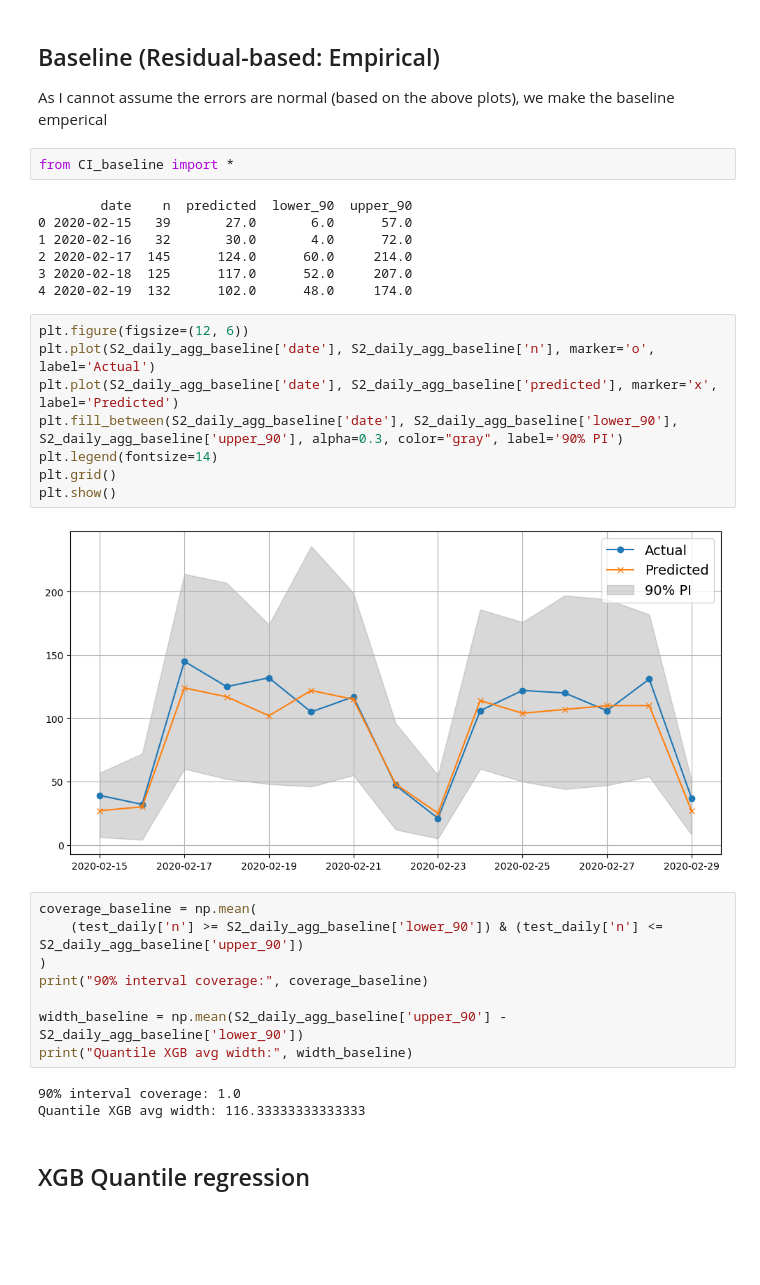
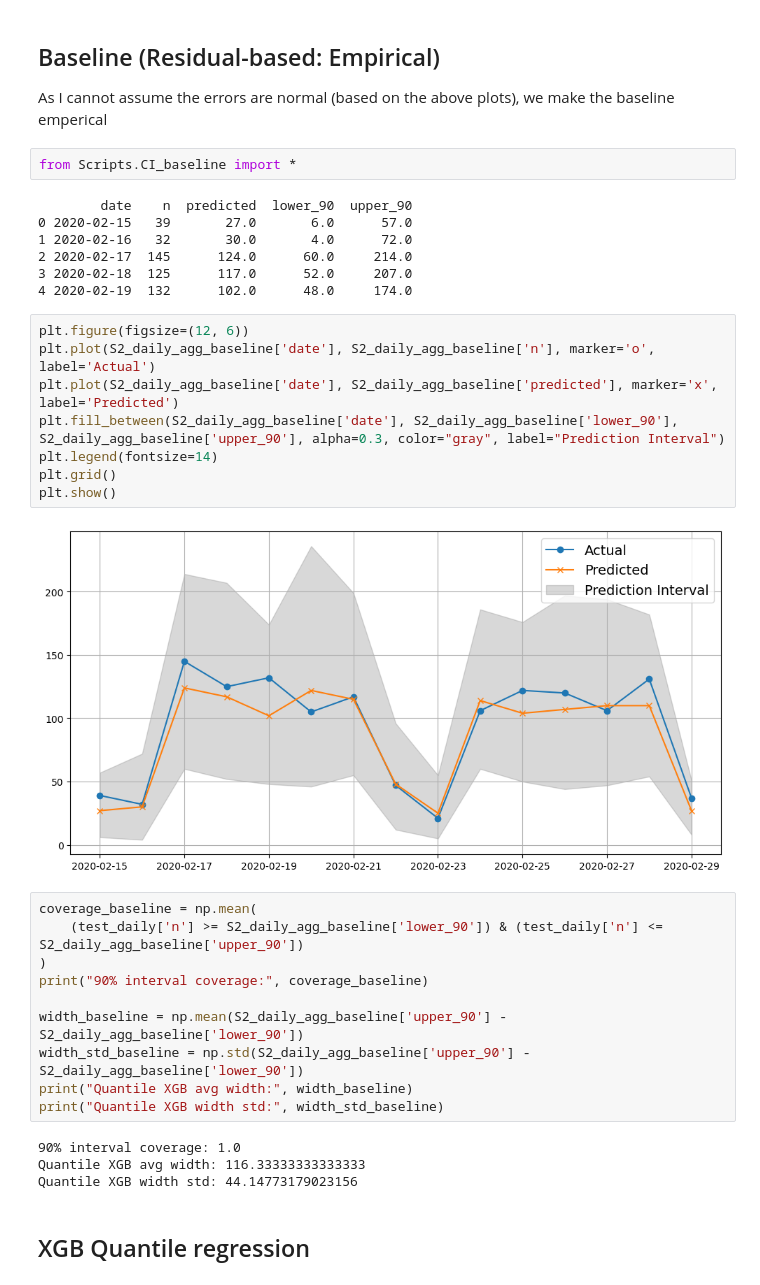
Before and after one commit to kristineAA/Thesis_project, a Jupyter notebook: Analysis Files/CI_analysis.ipynb, the cells around one changed output. Drawn from its saved outputs; the diff is of its cells as text; blank space fills up the shorter version.

```diff
--- a/Analysis Files/CI_analysis.ipynb
+++ b/Analysis Files/CI_analysis.ipynb
@@ -58,7 +58,7 @@ plt.show()
 ## Baseline (Residual-based: Empirical)
 As I cannot assume the errors are normal (based on the above plots), we make the baseline emperical
 # %%
-from CI_baseline import *
+from Scripts.CI_baseline import *
 # %% [output]
         date    n  predicted  lower_90  upper_90
 0 2020-02-15   39       27.0       6.0      57.0
@@ -69,13 +69,13 @@ from CI_baseline import *
 # %%
 plt.figure(figsize=(12, 6))
 plt.plot(S2_daily_agg_baseline['date'], S2_daily_agg_baseline['n'], marker='o', label='Actual')
 plt.plot(S2_daily_agg_baseline['date'], S2_daily_agg_baseline['predicted'], marker='x', label='Predicted')
-plt.fill_between(S2_daily_agg_baseline['date'], S2_daily_agg_baseline['lower_90'], S2_daily_agg_baseline['upper_90'], alpha=0.3, color="gray", label='90% PI')
+plt.fill_between(S2_daily_agg_baseline['date'], S2_daily_agg_baseline['lower_90'], S2_daily_agg_baseline['upper_90'], alpha=0.3, color="gray", label="Prediction Interval")
 plt.legend(fontsize=14)
 plt.grid()
 plt.show()
 # %% [output]
-[figure, old version]
+[figure, new version]
 # %%
 coverage_baseline = np.mean(
     (test_daily['n'] >= S2_daily_agg_baseline['lower_90']) & (test_daily['n'] <= S2_daily_agg_baseline['upper_90'])
@@ -83,10 +83,13 @@ coverage_baseline = np.mean(
 print("90% interval coverage:", coverage_baseline)
 
 width_baseline = np.mean(S2_daily_agg_baseline['upper_90'] - S2_daily_agg_baseline['lower_90'])
+width_std_baseline = np.std(S2_daily_agg_baseline['upper_90'] - S2_daily_agg_baseline['lower_90'])
 print("Quantile XGB avg width:", width_baseline)
+print("Quantile XGB width std:", width_std_baseline)
 # %% [output]
 90% interval coverage: 1.0
 Quantile XGB avg width: 116.33333333333333
+Quantile XGB width std: 44.14773179023156
 # %% [markdown]
 ## XGB Quantile regression
 # %%
```
Also changed, not shown: parts of 14 cells of this notebook, 33 other files.
